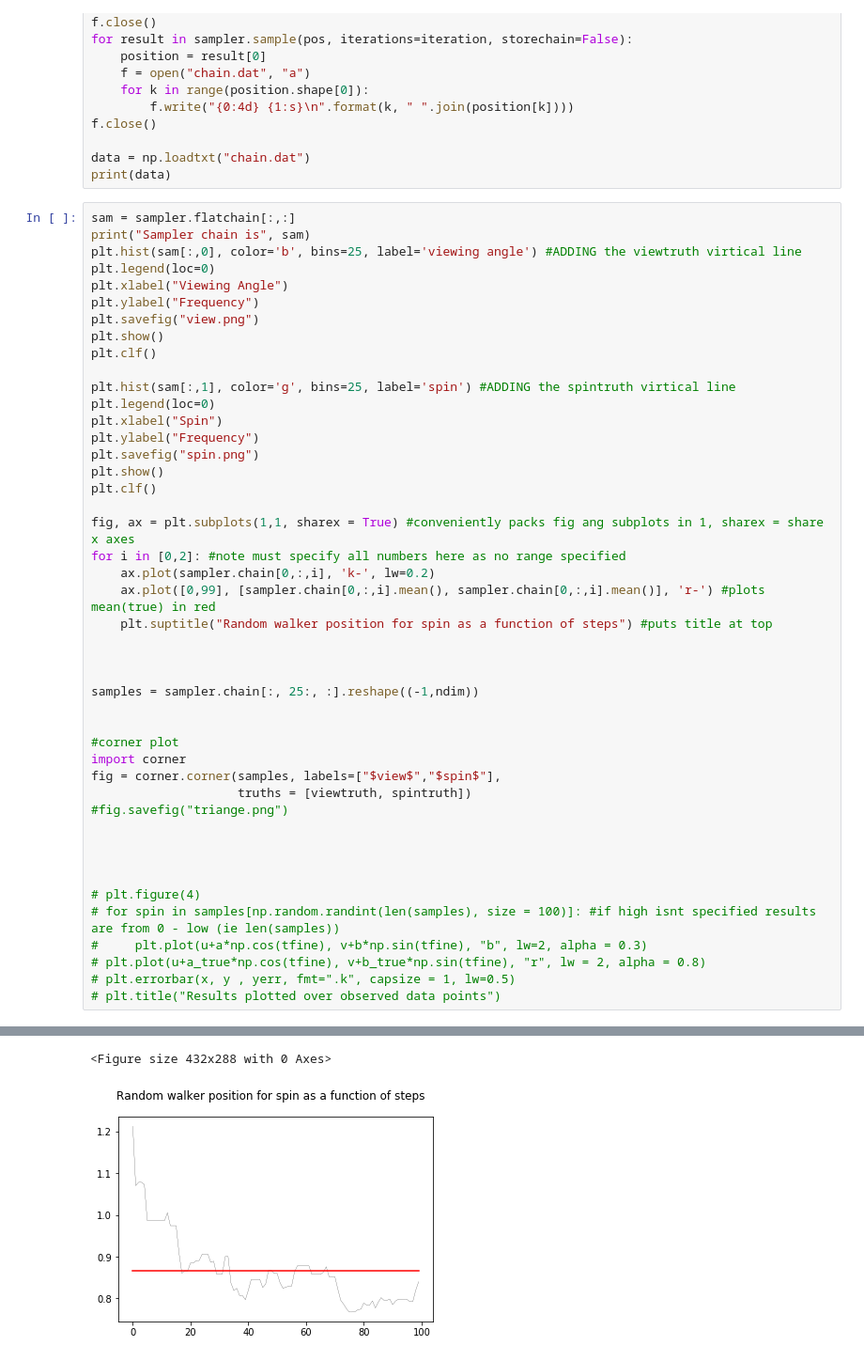
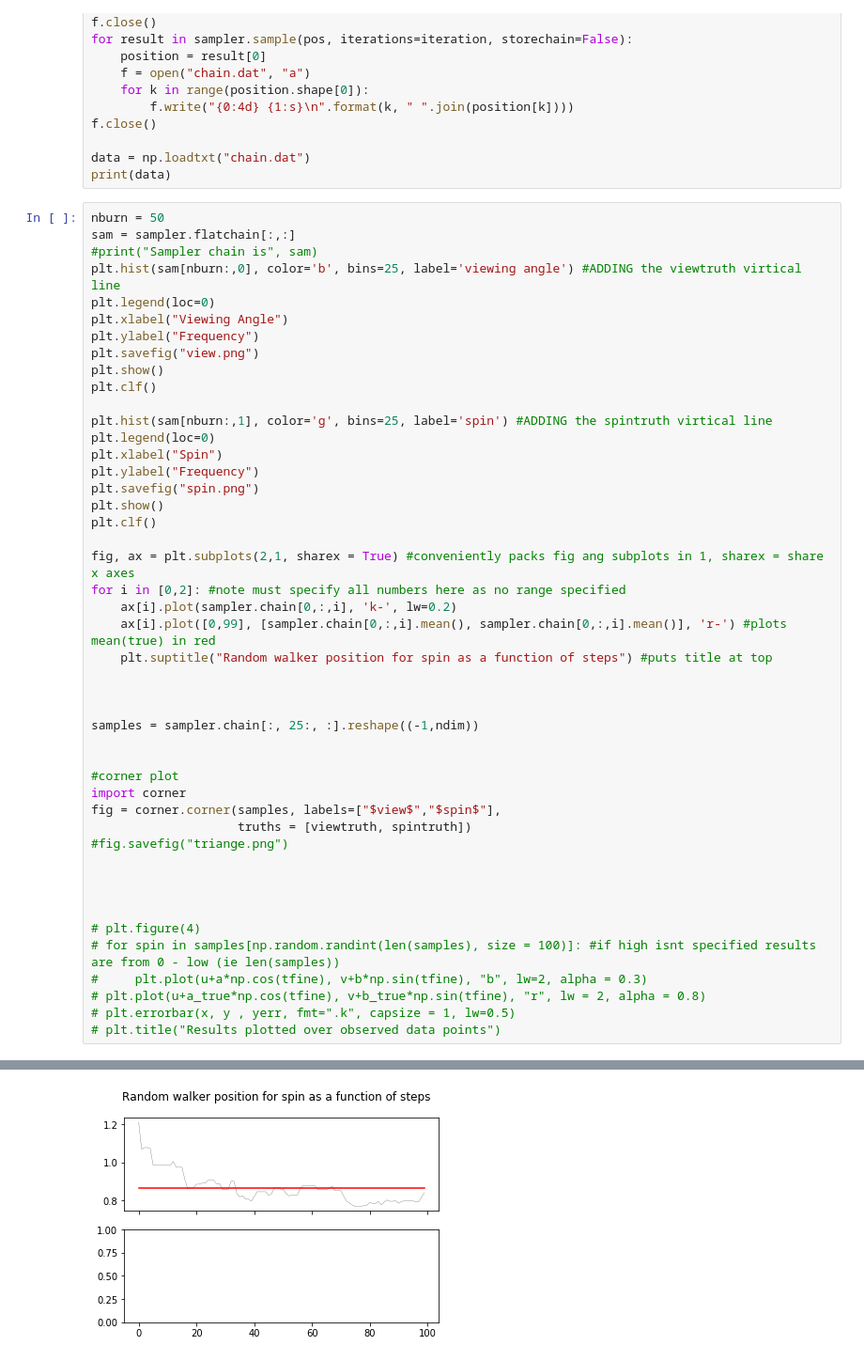
Before and after one commit to HannahCU/hello-world, a Jupyter notebook: mcmc/tracermcmc.ipynb, the cells around one changed output, grey strips where cells are left out. Shown: that part at 94% size. Saved outputs shown, nothing was run; the diff lists cells and outputs as text.

```diff
--- a/mcmc/tracermcmc.ipynb
+++ b/mcmc/tracermcmc.ipynb
@@ -198,9 +198,10 @@ f.close()
 data = np.loadtxt("chain.dat")
 print(data)
 # %%
+nburn = 50
 sam = sampler.flatchain[:,:]
-print("Sampler chain is", sam)
-plt.hist(sam[:,0], color='b', bins=25, label='viewing angle') #ADDING the viewtruth virtical line
+#print("Sampler chain is", sam)
+plt.hist(sam[nburn:,0], color='b', bins=25, label='viewing angle') #ADDING the viewtruth virtical line
 plt.legend(loc=0)
 plt.xlabel("Viewing Angle")
 plt.ylabel("Frequency")
@@ -208,7 +209,7 @@ plt.savefig("view.png")
 plt.show()
 plt.clf()
 
-plt.hist(sam[:,1], color='g', bins=25, label='spin') #ADDING the spintruth virtical line
+plt.hist(sam[nburn:,1], color='g', bins=25, label='spin') #ADDING the spintruth virtical line
 plt.legend(loc=0)
 plt.xlabel("Spin")
 plt.ylabel("Frequency")
@@ -216,10 +217,10 @@ plt.savefig("spin.png")
 plt.show()
 plt.clf()
 
-fig, ax = plt.subplots(1,1, sharex = True) #conveniently packs fig ang subplots in 1, sharex = share x axes
+fig, ax = plt.subplots(2,1, sharex = True) #conveniently packs fig ang subplots in 1, sharex = share x axes
 for i in [0,2]: #note must specify all numbers here as no range specified
-    ax.plot(sampler.chain[0,:,i], 'k-', lw=0.2)
-    ax.plot([0,99], [sampler.chain[0,:,i].mean(), sampler.chain[0,:,i].mean()], 'r-') #plots mean(true) in red
+    ax[i].plot(sampler.chain[0,:,i], 'k-', lw=0.2)
+    ax[i].plot([0,99], [sampler.chain[0,:,i].mean(), sampler.chain[0,:,i].mean()], 'r-') #plots mean(true) in red
     plt.suptitle("Random walker position for spin as a function of steps") #puts title at top
 
 
@@ -266,2 +251 @@ IndexError: index 2 is out of bounds for axis 2 with size 2
-<Figure size 432x288 with 0 Axes>
-[figure, old version]
+[figure, new version]
```
Also changed, not shown: parts of 1 cell of this notebook.
